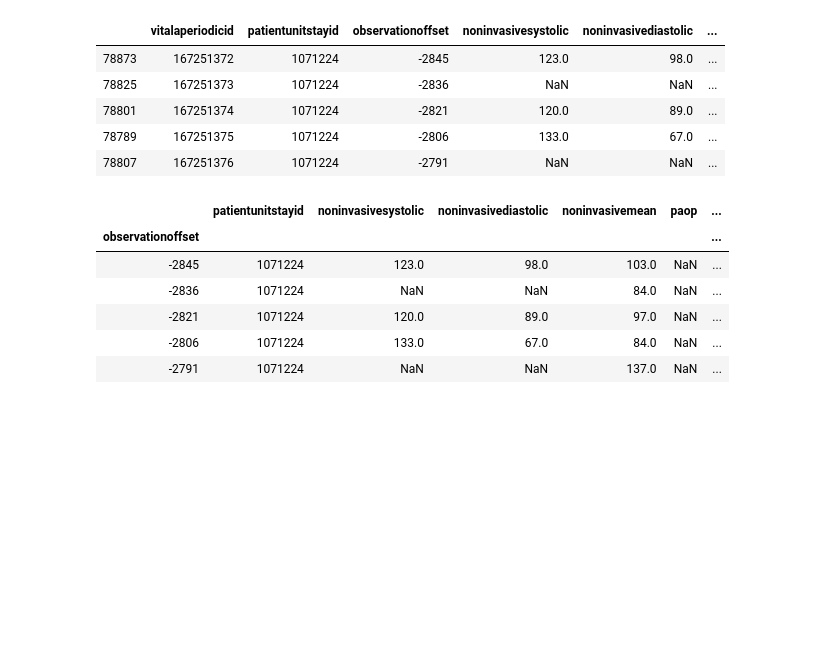
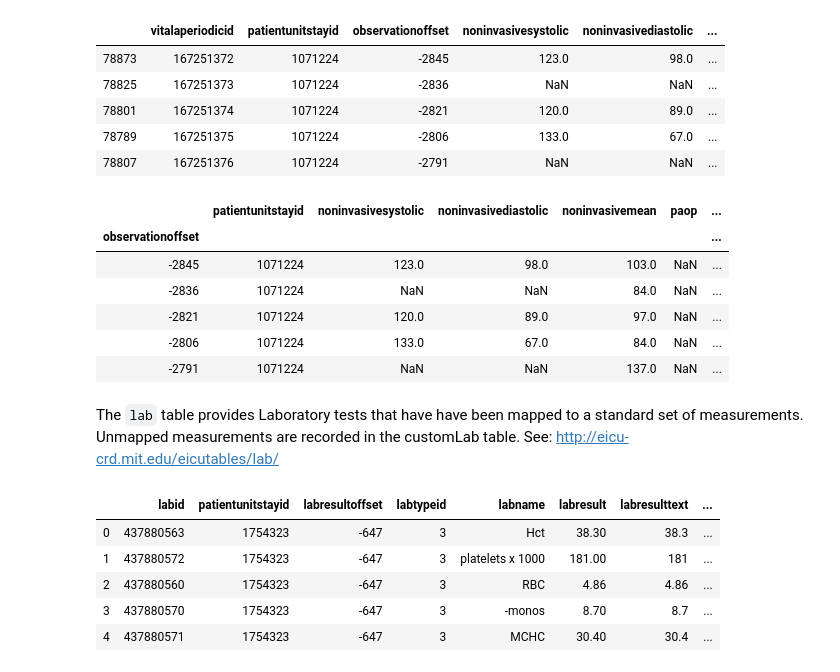
Before and after one commit to StallionsProject/SepsisPrediction, a Jupyter notebook: Jupyter Notebooks/patient-timeseries.ipynb, the cells around one changed output. Cells and saved outputs as stored; diff of their text form; code cells hidden in the pictures; blank space fills up the shorter version.

```diff
--- a/Jupyter Notebooks/patient-timeseries.ipynb
+++ b/Jupyter Notebooks/patient-timeseries.ipynb
@@ -96,3 +96,17 @@ vitalaperiodic.head()
 | -2821 | 1071224 | 120.0 | 89.0 | 97.0 | NaN | ... |
 | -2806 | 1071224 | 133.0 | 67.0 | 84.0 | NaN | ... |
 | -2791 | 1071224 | NaN | NaN | 137.0 | NaN | ... |
+# %% [markdown]
+The `lab` table provides Laboratory tests that have have been mapped to a standard set of measurements.
+Unmapped measurements are recorded in the customLab table.
+See: http://eicu-crd.mit.edu/eicutables/lab/
+# %%
+lab = pd.read_csv('../eICU' + database_type + '/lab.csv')
+lab.head()
+# %% [output]
+|  | labid | patientunitstayid | labresultoffset | labtypeid | labname | labresult | labresulttext | ... |
+| 0 | 437880563 | 1754323 | -647 | 3 | Hct | 38.30 | 38.3 | ... |
+| 1 | 437880572 | 1754323 | -647 | 3 | platelets x 1000 | 181.00 | 181 | ... |
+| 2 | 437880560 | 1754323 | -647 | 3 | RBC | 4.86 | 4.86 | ... |
+| 3 | 437880570 | 1754323 | -647 | 3 | -monos | 8.70 | 8.7 | ... |
+| 4 | 437880571 | 1754323 | -647 | 3 | MCHC | 30.40 | 30.4 | ... |
```
Also changed, not shown: parts of 3 cells of this notebook.
